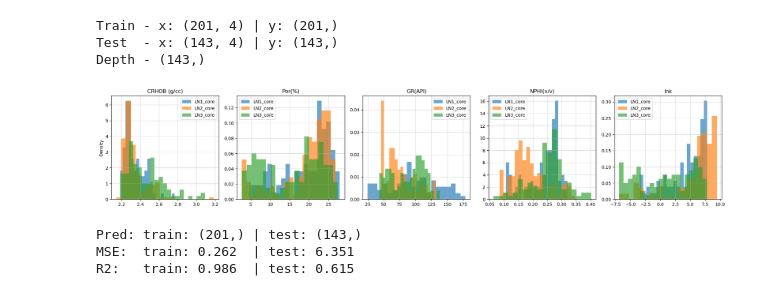
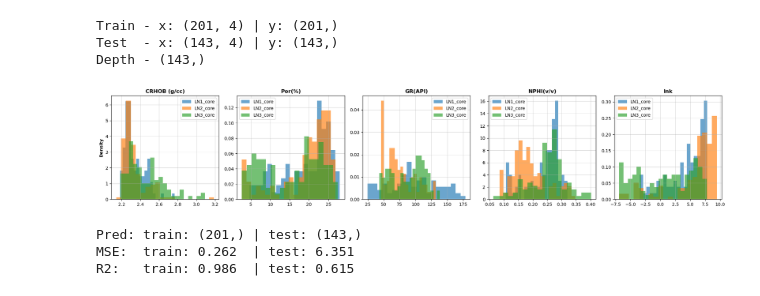
Before and after one commit to misaelmmorales/Drone-Rock-Classification, a Jupyter notebook: Uncertainty Quantification/Core_Realizations_Simulations.ipynb, the cells around one changed output. Drawn from its saved outputs; the diff is of its cells as text; code cells hidden in the pictures.

```diff
--- a/Uncertainty Quantification/Core_Realizations_Simulations.ipynb
+++ b/Uncertainty Quantification/Core_Realizations_Simulations.ipynb
@@ -81,20 +81,20 @@ Depth - (143,)
 # %%
 my_columns = ['CRHOB (g/cc)', 'Por(%)','GR(API)', 'NPHI(v/v)', 'lnk']
 
 plt.figure(figsize=(20,4))
 for i in range(5):
     plt.subplot(1,5,i+1)
     plt.hist(LN1_core[my_columns].iloc[:,i], bins=20, density=True, alpha=0.66, label='LN1_core')
     plt.hist(LN2_core[my_columns].iloc[:,i], bins=20, density=True, alpha=0.66, label='LN2_core')
     plt.hist(LN3_core[my_columns].iloc[:,i], bins=20, density=True, alpha=0.66, label='LN3_core')
-    plt.title(my_columns[i])
-    plt.ylabel('Density') if i==0 else None
+    plt.title(my_columns[i], weight='bold')
+    plt.ylabel('Density', weight='bold') if i==0 else None
     plt.legend()
     plt.grid(True, which='both', alpha=0.5)
 plt.tight_layout()
 plt.show()
 # %% [output]
-[figure, old version]
+[figure, new version]
 # %%
 # Train an XGBoost model
 xgb_model = XGBRegressor(n_estimators=10, random_state=42)
```
